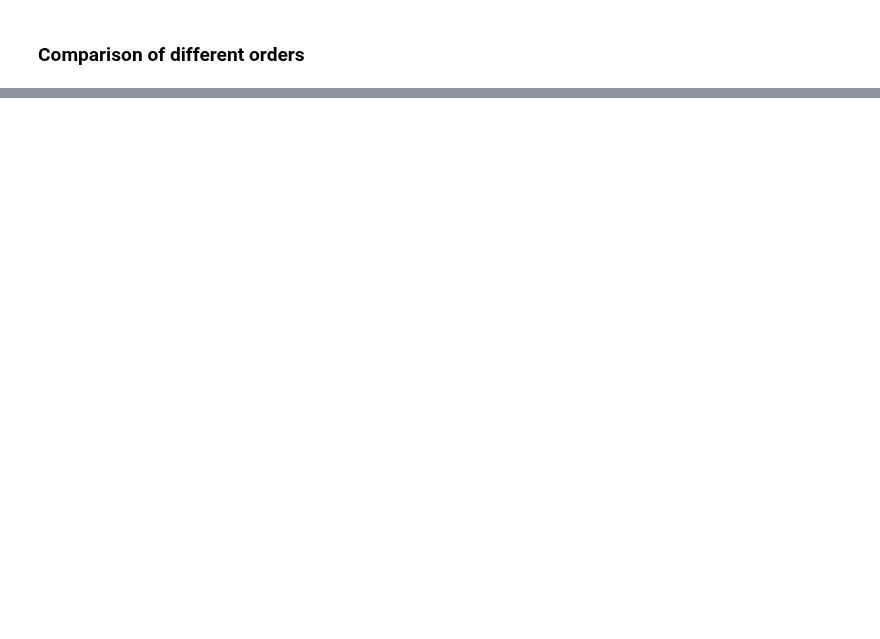
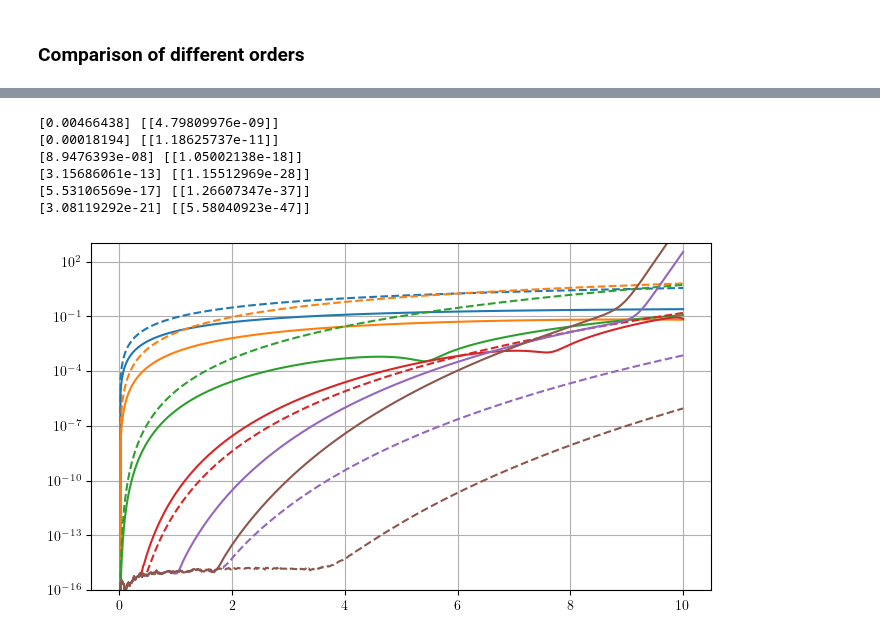
Before and after one commit to tommygrigo/Time_ordered_expansion, a Jupyter notebook: src/linear_system_experiment.ipynb, the cells around one changed output, grey strips where cells are left out. Cells and saved outputs as stored; diff of their text form; code cells hidden in the pictures; blank space fills up the shorter version.

```diff
--- a/src/linear_system_experiment.ipynb
+++ b/src/linear_system_experiment.ipynb
@@ -258,0 +259,77 @@ df.to_csv('../data/errors.csv',index=False)
+# %%
+Ns = [1,2,5,10,15,20]
+
+data = [ts]
+plt.figure(figsize=(16/2,9/2))
+fit = []
+for order in Ns:
+    Es = get_Es(Fs[:order+1], M_max=100)
+
+    xcm_0 = R@x_0
+
+    es = []
+    for E in Es:
+        es.append(E@xcm_0)
+
+    ys_mc = []
+    for t in ts:
+        xcm_t = np.zeros_like(xcm_0)
+        for k,e in enumerate(es):
+            xcm_t = xcm_t + e*(t**k)
+        ys_mc.append(xcm_t)
+
+    ys_mc = np.array(ys_mc)
+
+    error = []
+    for j in range(Nt+1):
+        error.append(np.linalg.norm(ys[j,:]-ys_mc[j,:]))
+    error = np.array(error)
+
+    data.append(error)
+
+    lines = plt.plot(ts,error, '-', label='N='+str(order))
+
+    def func(x, a):
+        return a * x**(order+1)
+
+    popt, pcov = curve_fit(func, ts[100:400], error[100:400])
+    print(popt, pcov)
+
+    linecolor = lines[0].get_color()
+    #plt.plot(ts,func(ts,popt),':',label='N='+str(order)+' fit',color=linecolor)
+    #fit.append(func(ts,popt))
+
+    tst = []
+    powers = []
+    for k in range(order+1):
+        powers.append(R@np.linalg.matrix_power(L,k)@J)
+    for t in ts:
+        tmp = R@x_0
+        for k in range(1,order+1):
+            tmp = tmp + t**k/math.factorial(k)*powers[k]@R@x_0
+        tst.append(tmp)
+    tst = np.array(tst)
+    error_exp = []
+    for j in range(Nt+1):
+        error_exp.append(np.linalg.norm(ys[j,:]-tst[j,:]))
+    error_exp = np.array(error_exp)
+    plt.plot(ts,error_exp,'--',label='N='+str(order)+' exp',color=linecolor)
+    fit.append(error_exp)
+
+plt.grid()
+plt.yscale('log')
+plt.ylim([1e-16,1e3])
+#plt.legend()
+plt.show()
+
+header = ['t']+['n'+str(k) for k in Ns] +['f'+str(k) for k in Ns]
+df = pd.DataFrame(np.concatenate((np.array(data),np.array(fit))).T, columns=header)
+df.to_csv('../data/errors.csv',index=False)
+# %% [output]
+[0.00466438] [[4.79809976e-09]]
+[0.00018194] [[1.18625737e-11]]
+[8.9476393e-08] [[1.05002138e-18]]
+[3.15686061e-13] [[1.15512969e-28]]
+[5.53106569e-17] [[1.26607347e-37]]
+[3.08119292e-21] [[5.58040923e-47]]
+[figure, added]
```
Also changed, not shown: parts of 3 cells of this notebook, 17 other files.
